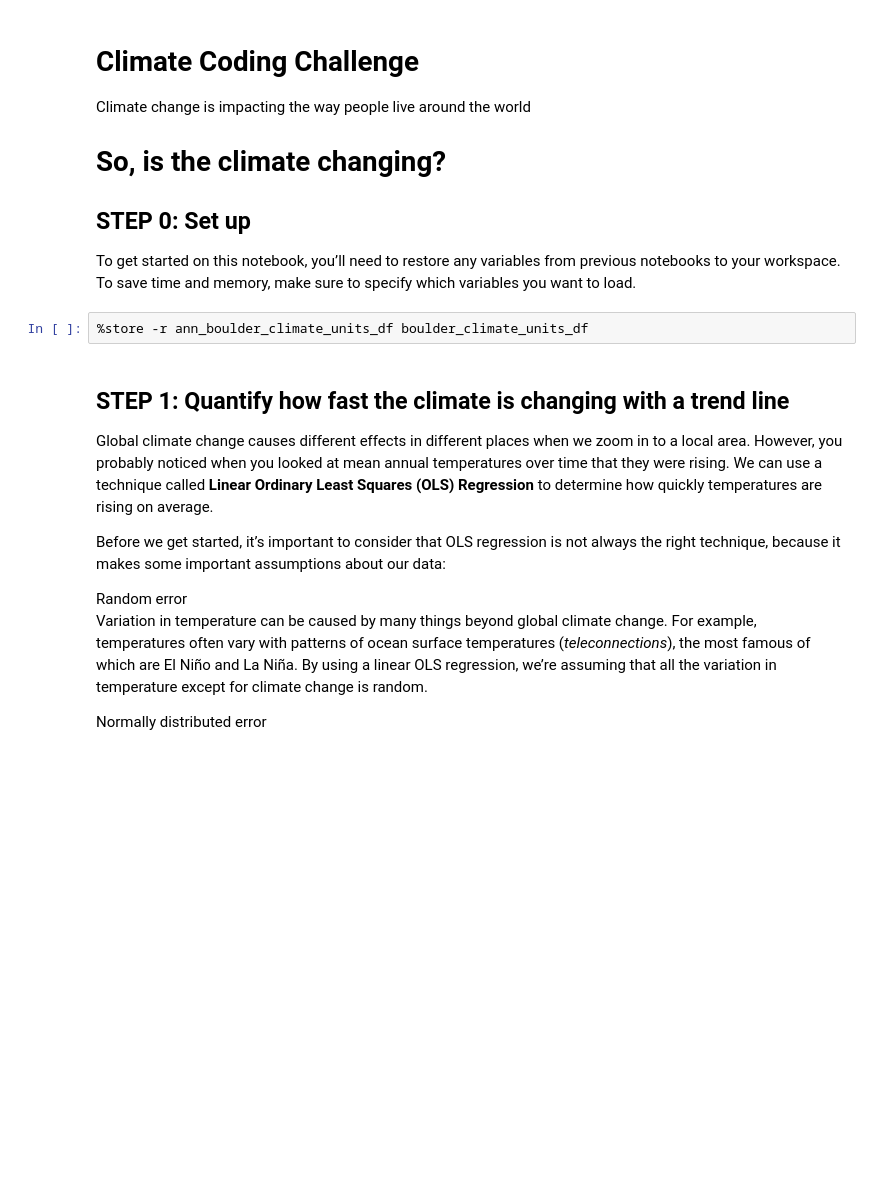
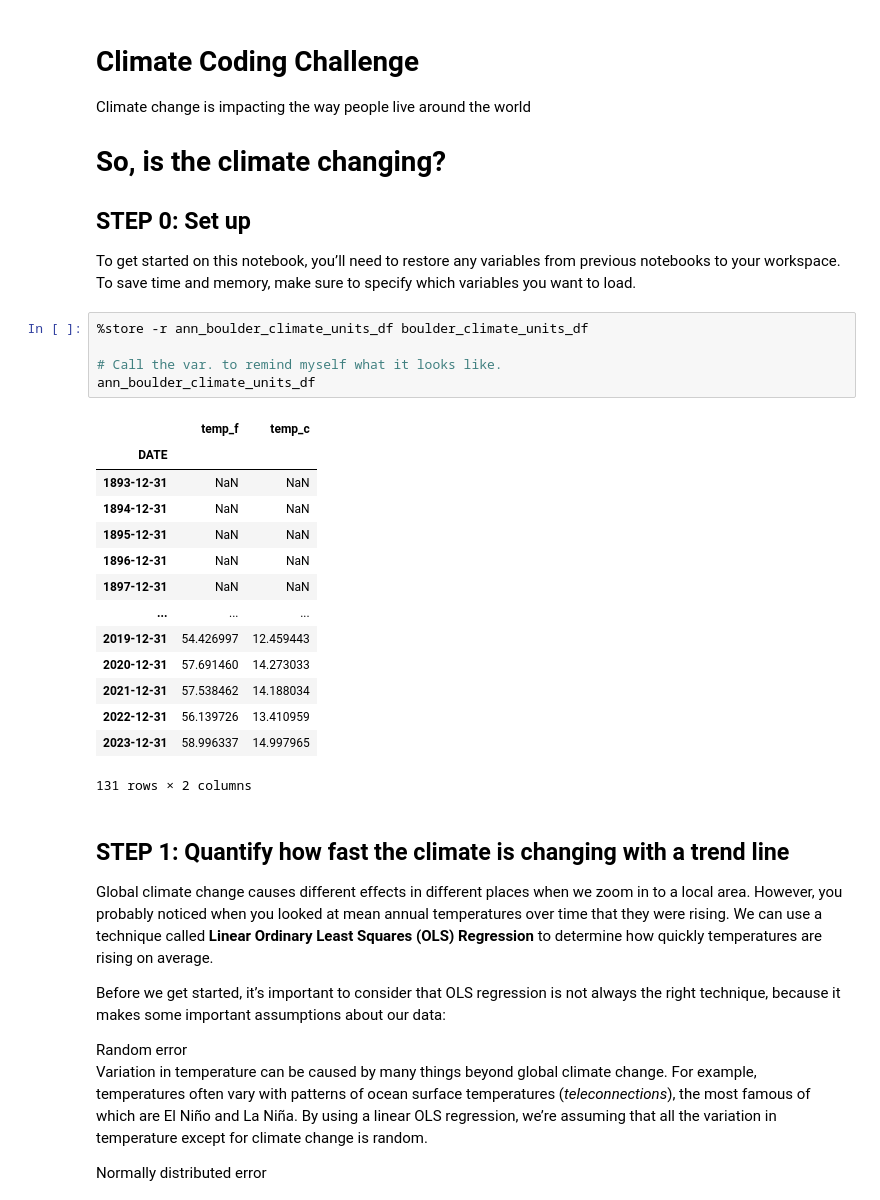
Before and after one commit to earthlab-education/02-climate-rainihelmstadter, a Jupyter notebook: Climate-Coding-Challenge_Part-5.ipynb, the cells around one changed output. Drawn from its saved outputs; the diff is of its cells as text; blank space fills up the shorter version.

```diff
--- a/Climate-Coding-Challenge_Part-5.ipynb
+++ b/Climate-Coding-Challenge_Part-5.ipynb
@@ -12,6 +12,24 @@ from previous notebooks to your workspace. To save time and memory, make
 sure to specify which variables you want to load.
 # %%
 %store -r ann_boulder_climate_units_df boulder_climate_units_df
+
+# Call the var. to remind myself what it looks like.
+ann_boulder_climate_units_df
+# %% [output]
+|  | temp_f | temp_c |
+| DATE |  |  |
+| 1893-12-31 | NaN | NaN |
+| 1894-12-31 | NaN | NaN |
+| 1895-12-31 | NaN | NaN |
+| 1896-12-31 | NaN | NaN |
+| 1897-12-31 | NaN | NaN |
+| ... | ... | ... |
+| 2019-12-31 | 54.426997 | 12.459443 |
+| 2020-12-31 | 57.691460 | 14.273033 |
+| 2021-12-31 | 57.538462 | 14.188034 |
+| 2022-12-31 | 56.139726 | 13.410959 |
+| 2023-12-31 | 58.996337 | 14.997965 |
+131 rows × 2 columns
 # %% [markdown]
 ## STEP 1: Quantify how fast the climate is changing with a trend line
 
```
Also changed, not shown: parts of 5 cells of this notebook, 3 other files.
